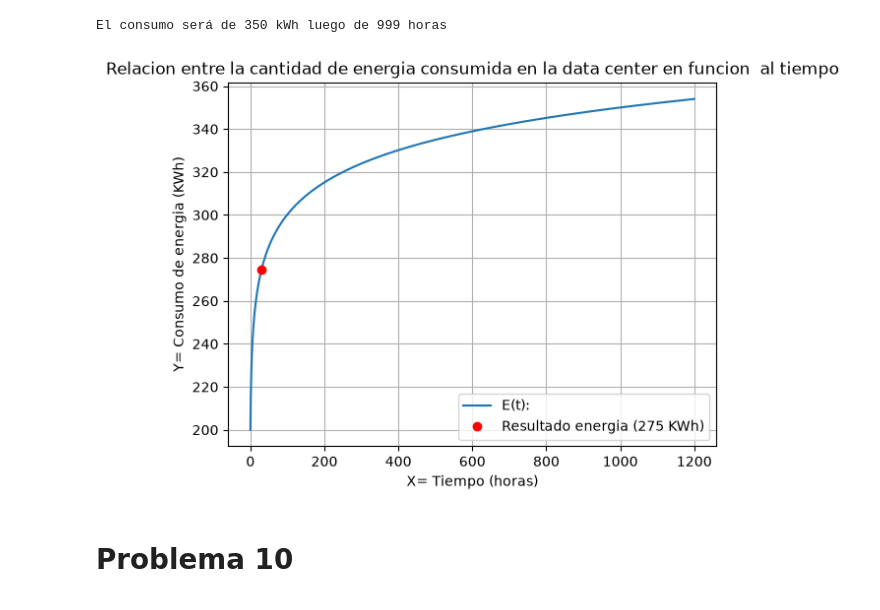
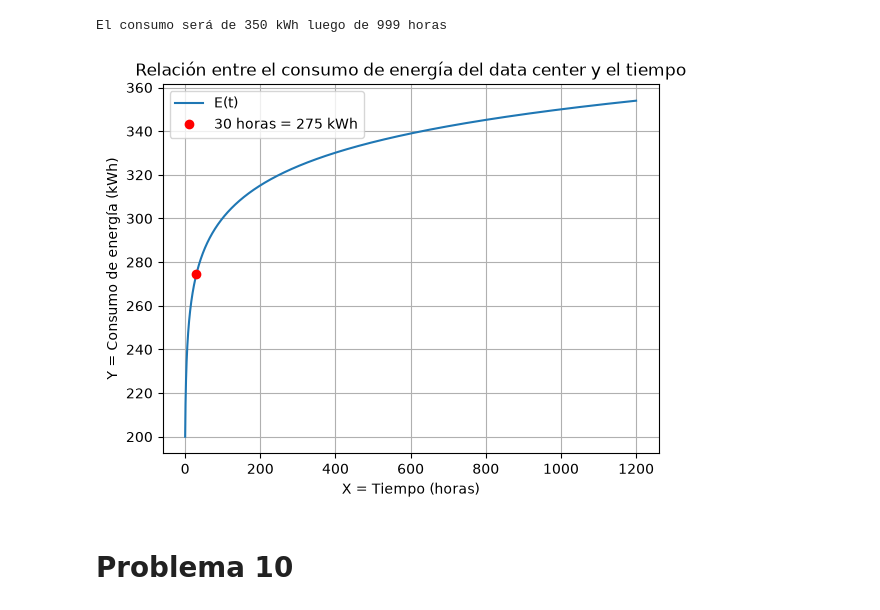
Before and after one commit to AleLagosP/Matematica-Aplicada-con-Python, a Jupyter notebook: Clase 1 - inrtroduccion/G1_Funciones.ipynb, the cells around one changed output. Saved outputs shown, nothing was run; the diff lists cells and outputs as text; code cells hidden in the pictures.

```diff
--- a/Clase 1 - inrtroduccion/G1_Funciones.ipynb
+++ b/Clase 1 - inrtroduccion/G1_Funciones.ipynb
@@ -426,7 +426,7 @@ def bus(t):
     return 0.3 * t
 
 def Uber(t):
-    return 0.3 * t
+    return (7 / 30) * t
 
 tiempo = range(0, 31)
 
@@ -444,10 +444,10 @@ plt.plot(tiempo, distancia_bus, label="Bus")
 plt.plot(tiempo, distancia_Uber, label="Uber")
 plt.plot(30, metro(30), 'ro', label=f"Resultado metro ({metro(30):.0f} km)")
 plt.plot(30, bus(30), 'bo', label=f"Resultado bus ({bus(30):.0f} km)")
-plt.plot(30, Uber(30), 'bo', label=f"Resultado Uber ({bus(30):.0f} km)")
+plt.plot(30, Uber(30), 'go', label=f"Resultado Uber ({Uber(30):.0f} km)")
 plt.ylabel("Y = Distancia (km)")
 plt.xlabel("X = Tiempo (horas)")
-plt.title("Comparación de Distancia Recorrida -  Grafico Problema 5")
+plt.title("Comparación de Distancia Recorrida - Gráfico Problema 5")
 plt.legend()
 plt.grid()
 plt.show()
@@ -491,19 +491,19 @@ El consumo será de 350 kWh luego de 999 horas
 # %%
 # 4.
 def E(t):
-    return 50 * np.log10(t+1)+200;
+    return 50 * np.log10(t + 1) + 200
 
-n = np.arange(0 , 1200 , 0.1)
-plt.plot(n, E(n), label = 'E(t):')
-plt.plot(30, E(30), 'ro', label=f"Resultado energia ({E(30):.0f} KWh)")
-plt.title("Relacion entre la cantidad de energia consumida en la data center en funcion  al tiempo")
-plt.ylabel('Y= Consumo de energia (KWh)')
-plt.xlabel('X= Tiempo (horas)')
+n = np.arange(0, 1200, 0.1)
+plt.plot(n, E(n), label='E(t)')
+plt.plot(30, E(30), 'ro',label=f"30 horas = {E(30):.0f} kWh")
+plt.title("Relación entre el consumo de energía del data center y el tiempo")
+plt.ylabel("Y = Consumo de energía (kWh)")
+plt.xlabel("X = Tiempo (horas)")
 plt.legend()
 plt.grid()
 plt.show()
 # %% [output]
-[figure, old version]
+[figure, new version]
 # %% [markdown]
 # Problema 10
 # %% [markdown]
```
Also changed, not shown: parts of 6 cells of this notebook.
